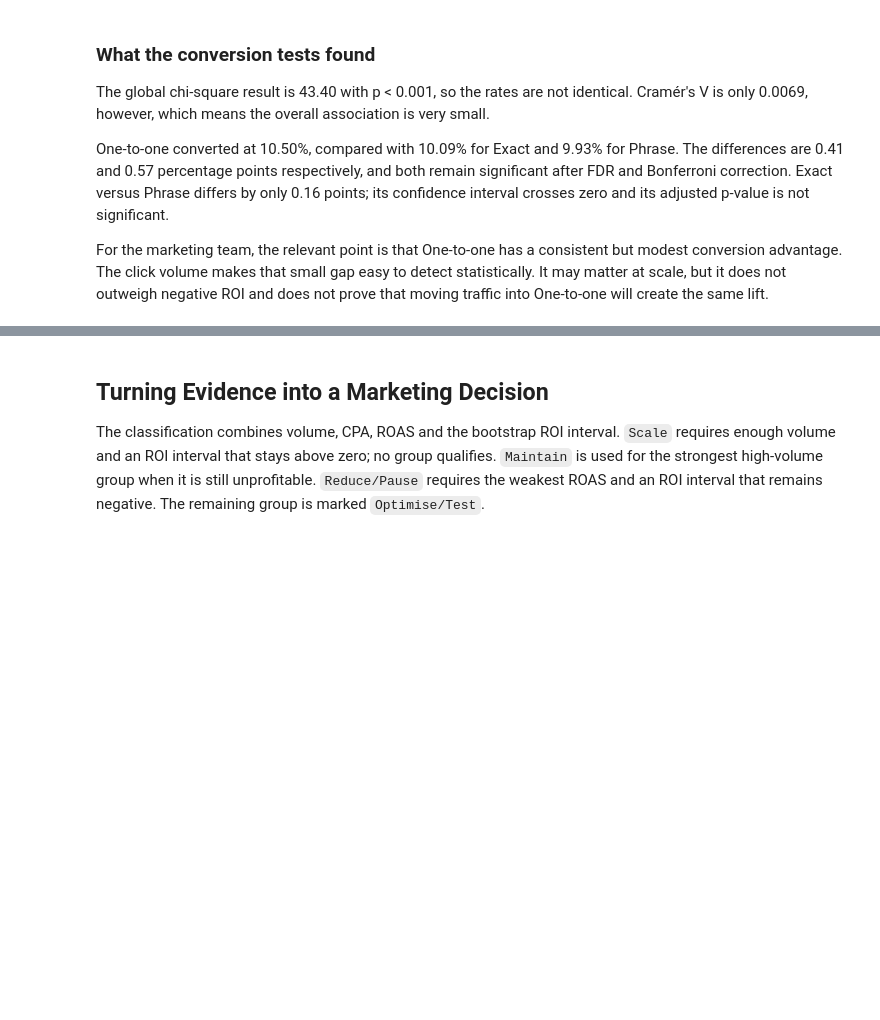
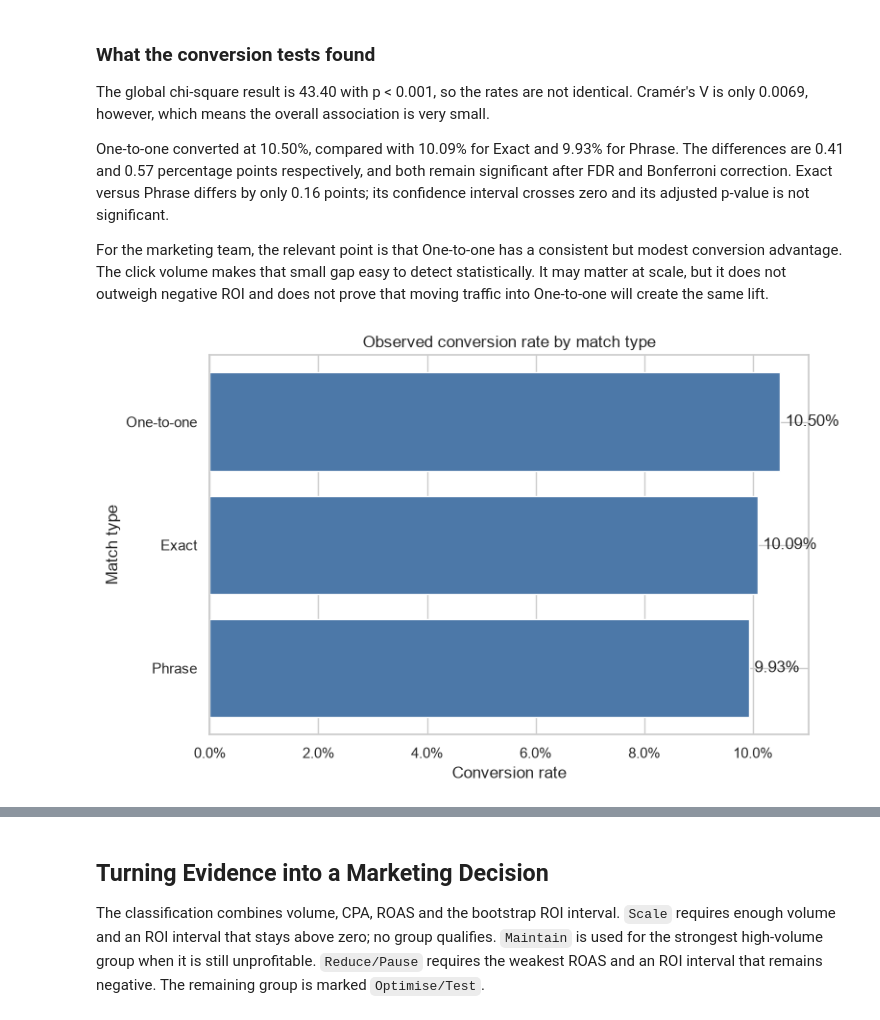
Before and after one commit to ai-consulting-bootcamp/lab-statistical-analysis, a Jupyter notebook: notebooks/statistical_analysis.ipynb, the cells around one changed output, grey strips where cells are left out. Saved outputs shown, nothing was run; the diff lists cells and outputs as text; code cells hidden in the pictures; blank space fills up the shorter version.

```diff
--- a/notebooks/statistical_analysis.ipynb
+++ b/notebooks/statistical_analysis.ipynb
@@ -244,3 +361,24 @@ The global chi-square result is 43.40 with p < 0.001, so the rates are not ident
 One-to-one converted at 10.50%, compared with 10.09% for Exact and 9.93% for Phrase. The differences are 0.41 and 0.57 percentage points respectively, and both remain significant after FDR and Bonferroni correction. Exact versus Phrase differs by only 0.16 points; its confidence interval crosses zero and its adjusted p-value is not significant.
 
 For the marketing team, the relevant point is that One-to-one has a consistent but modest conversion advantage. The click volume makes that small gap easy to detect statistically. It may matter at scale, but it does not outweigh negative ROI and does not prove that moving traffic into One-to-one will create the same lift.
+# %%
+rate_plot = summary.sort_values("conversion_rate", ascending=True)
+fig, ax = plt.subplots(figsize=(8, 5))
+bars = ax.barh(
+    rate_plot["match_type"].astype(str),
+    rate_plot["conversion_rate"],
+    color="#4C78A8",
+)
+ax.bar_label(
+    bars,
+    labels=[f"{value:.2%}" for value in rate_plot["conversion_rate"]],
+    padding=4,
+)
+ax.set_title("Observed conversion rate by match type")
+ax.set_xlabel("Conversion rate"); ax.set_ylabel("Match type")
+ax.xaxis.set_major_formatter(PercentFormatter(1.0))
+fig.tight_layout()
+fig.savefig(OUTPUT_DIR / "rate_comparison.png", dpi=180, bbox_inches="tight")
+plt.show()
+# %% [output]
+[figure, added]
```
Also changed, not shown: parts of 16 cells of this notebook, 23 other files.
